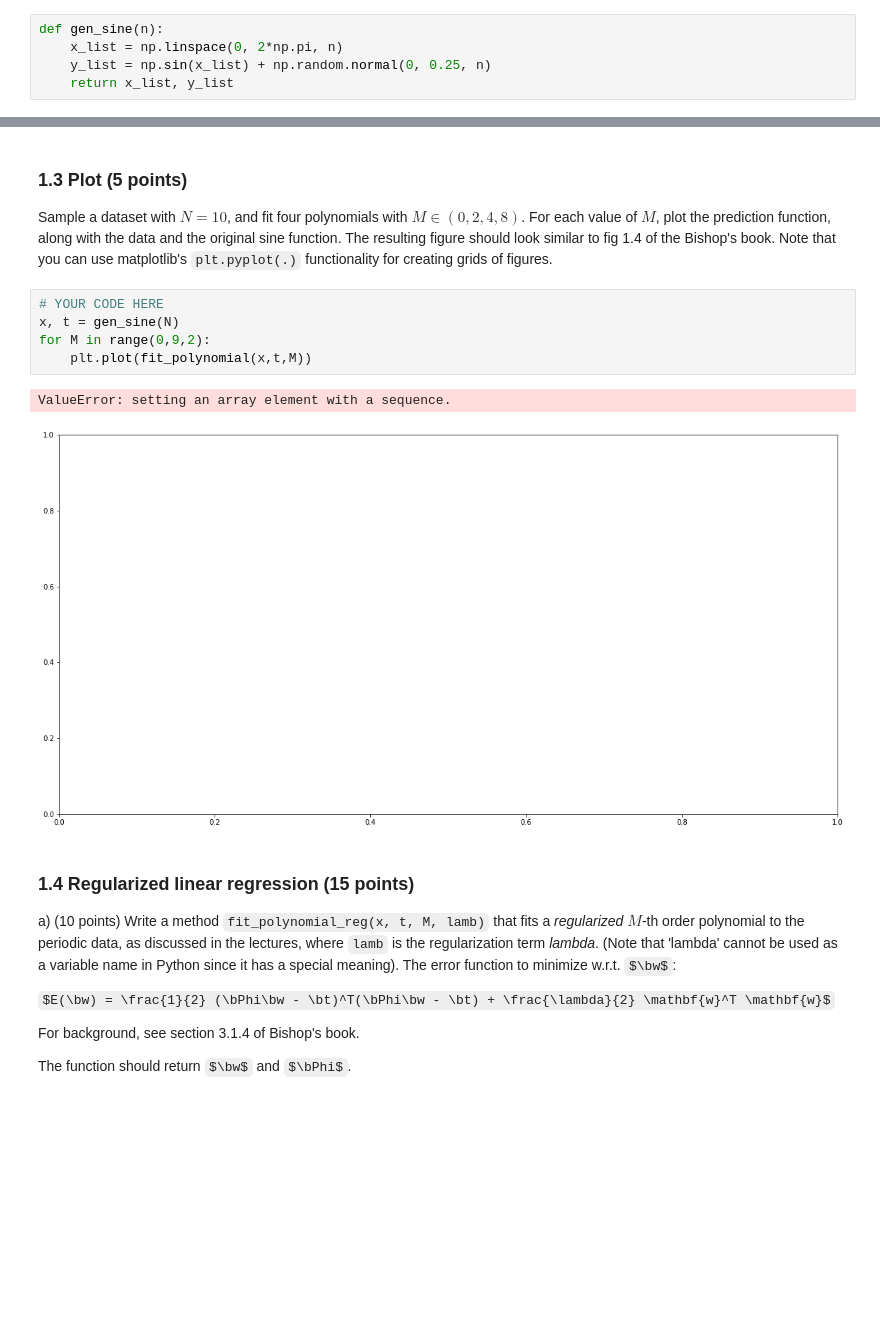
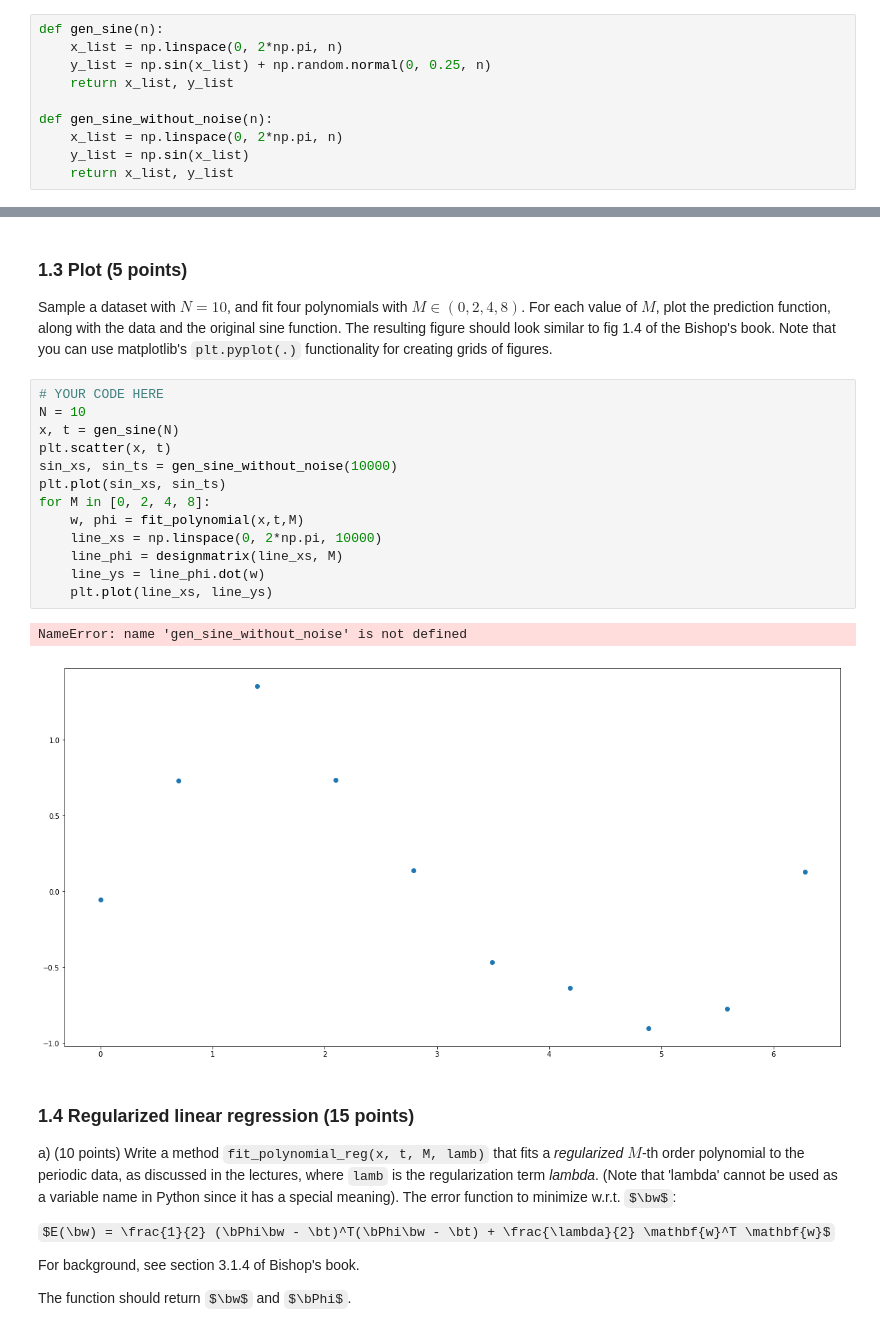
Before and after one commit to sheridavandenbent/ml1_labs, a Jupyter notebook: 10428461_12278327_lab1.ipynb, the cells around one changed output, grey strips where cells are left out. Saved outputs shown, nothing was run; the diff lists cells and outputs as text; some formulas as TeX source; blank space fills up the shorter version.

```diff
--- a/10428461_12278327_lab1.ipynb
+++ b/10428461_12278327_lab1.ipynb
@@ -125,6 +125,11 @@ def gen_sine(n):
     x_list = np.linspace(0, 2*np.pi, n)
     y_list = np.sin(x_list) + np.random.normal(0, 0.25, n)
     return x_list, y_list
+
+def gen_sine_without_noise(n):
+    x_list = np.linspace(0, 2*np.pi, n)
+    y_list = np.sin(x_list)
+    return x_list, y_list
 # %%
 ### Test your function
 np.random.seed(42)
@@ -198,14 +203,22 @@ assert Phi.shape == (N, m+1), "The shape of Phi is incorrect"
 ### 1.3 Plot (5 points)
 Sample a dataset with $N=10$, and fit four polynomials with $M \in (0, 2, 4, 8)$.
 For each value of $M$, plot the prediction function, along with the data and the original sine function. The resulting figure should look similar to fig 1.4 of the Bishop's book. Note that you can use matplotlib's `plt.pyplot(.)` functionality for creating grids of figures.
-# %%
-# YOUR CODE HERE
-x, t = gen_sine(N)
-for M in range(0,9,2):
-    plt.plot(fit_polynomial(x,t,M))
-# %% [output]
-ValueError: setting an array element with a sequence.
-[figure, removed]
+# %%
+# YOUR CODE HERE
+N = 10
+x, t = gen_sine(N)
+plt.scatter(x, t)
+sin_xs, sin_ts = gen_sine_without_noise(10000)
+plt.plot(sin_xs, sin_ts)
+for M in [0, 2, 4, 8]:
+    w, phi = fit_polynomial(x,t,M)
+    line_xs = np.linspace(0, 2*np.pi, 10000)
+    line_phi = designmatrix(line_xs, M)
+    line_ys = line_phi.dot(w)
+    plt.plot(line_xs, line_ys)
+# %% [output]
+NameError: name 'gen_sine_without_noise' is not defined
+[figure, added]
 # %% [markdown]
 ### 1.4 Regularized linear regression (15 points)
 
```
Also changed, not shown: parts of 1 cell of this notebook.
